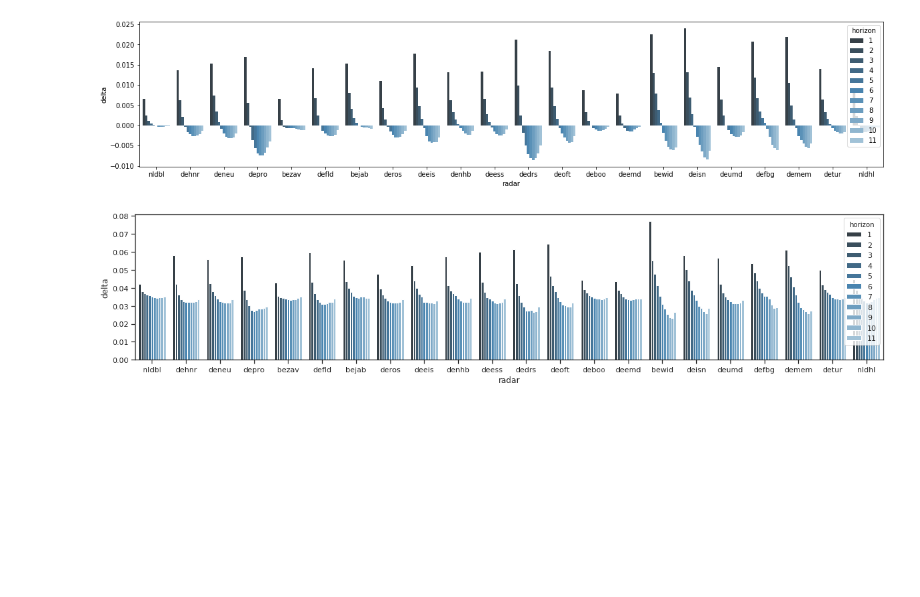
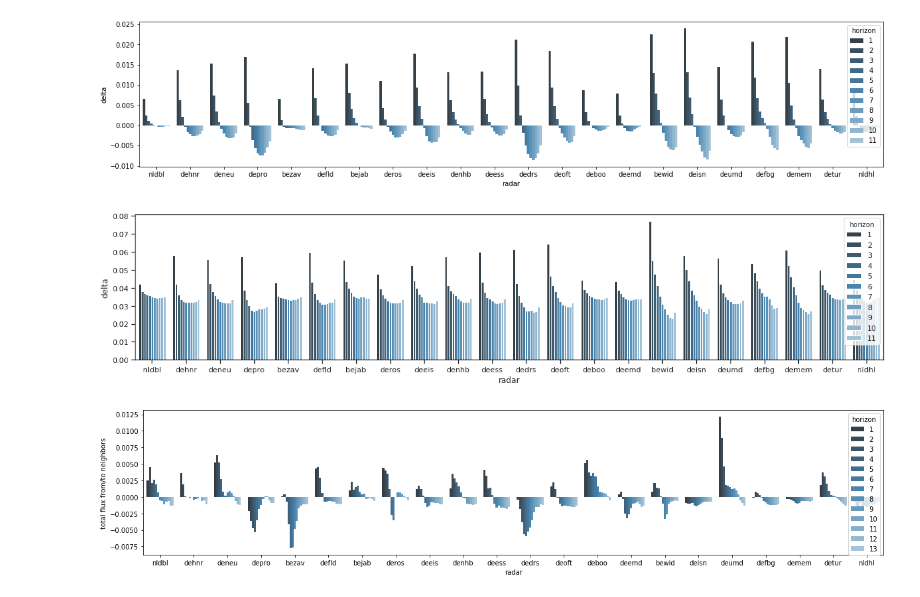
Before and after one commit to FionaLippert/birdMigration, a Jupyter notebook: notebooks/model_performance_radar.ipynb, the cells around one changed output. Cells and saved outputs as stored; diff of their text form; code cells hidden in the pictures; blank space fills up the shorter version.

```diff
--- a/notebooks/model_performance_radar.ipynb
+++ b/notebooks/model_performance_radar.ipynb
@@ -569,3 +601,10 @@ sb.barplot(x='radar', y='local_deltas', hue='horizon', data=results_transformed[
 ax.set(ylabel='delta');
 # %% [output]
 [figure]
+# %%
+fig, ax = plt.subplots(figsize=(20, 4))
+sb.barplot(x='radar', y='fluxes', hue='horizon', data=results_transformed['BirdFluxGraphLSTM'].query('night == True & horizon != 0 & horizon < 14'),
+           ax=ax, ci=None, palette="Blues_d")
+ax.set(ylabel='total flux from/to neighbors');
+# %% [output]
+[figure, added]
```
Also changed, not shown: parts of 10 cells of this notebook, 6 other files.
